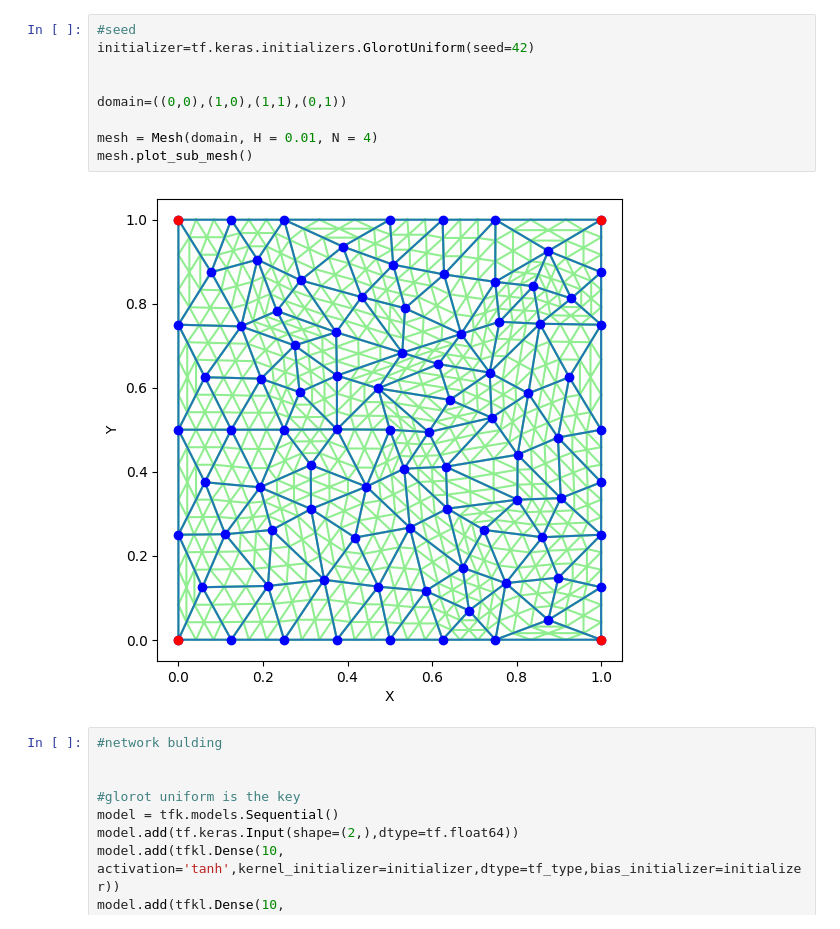
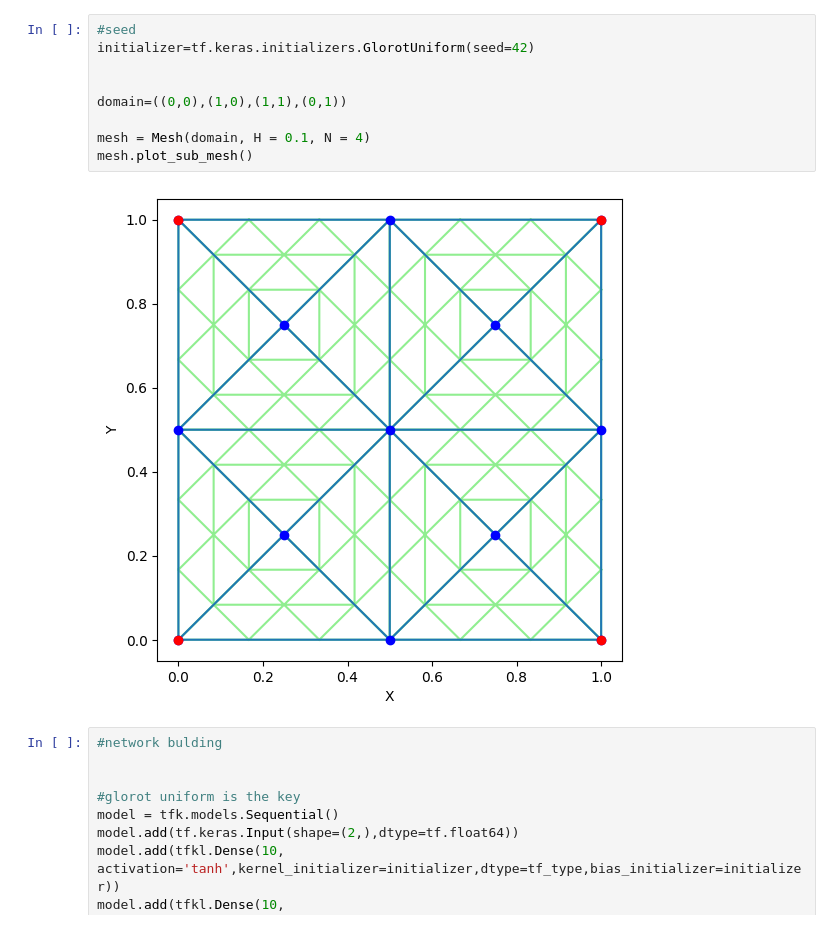
Before and after one commit to jar-evans/IVPINN, a Jupyter notebook: VPINN_test/main.ipynb, the cells around one changed output. Drawn from its saved outputs; the diff is of its cells as text.

```diff
--- a/VPINN_test/main.ipynb
+++ b/VPINN_test/main.ipynb
@@ -21,14 +21,14 @@ settings_lib imported
 # %%
 #seed
 initializer=tf.keras.initializers.GlorotUniform(seed=42)
 
 
 domain=((0,0),(1,0),(1,1),(0,1))
 
-mesh = Mesh(domain, H = 0.01, N = 4)
+mesh = Mesh(domain, H = 0.1, N = 4)
 mesh.plot_sub_mesh()
 # %% [output]
-[figure, old version]
+[figure, new version]
 # %%
 #network bulding
 
```
Also changed, not shown: parts of 6 cells of this notebook, 4 other files.
